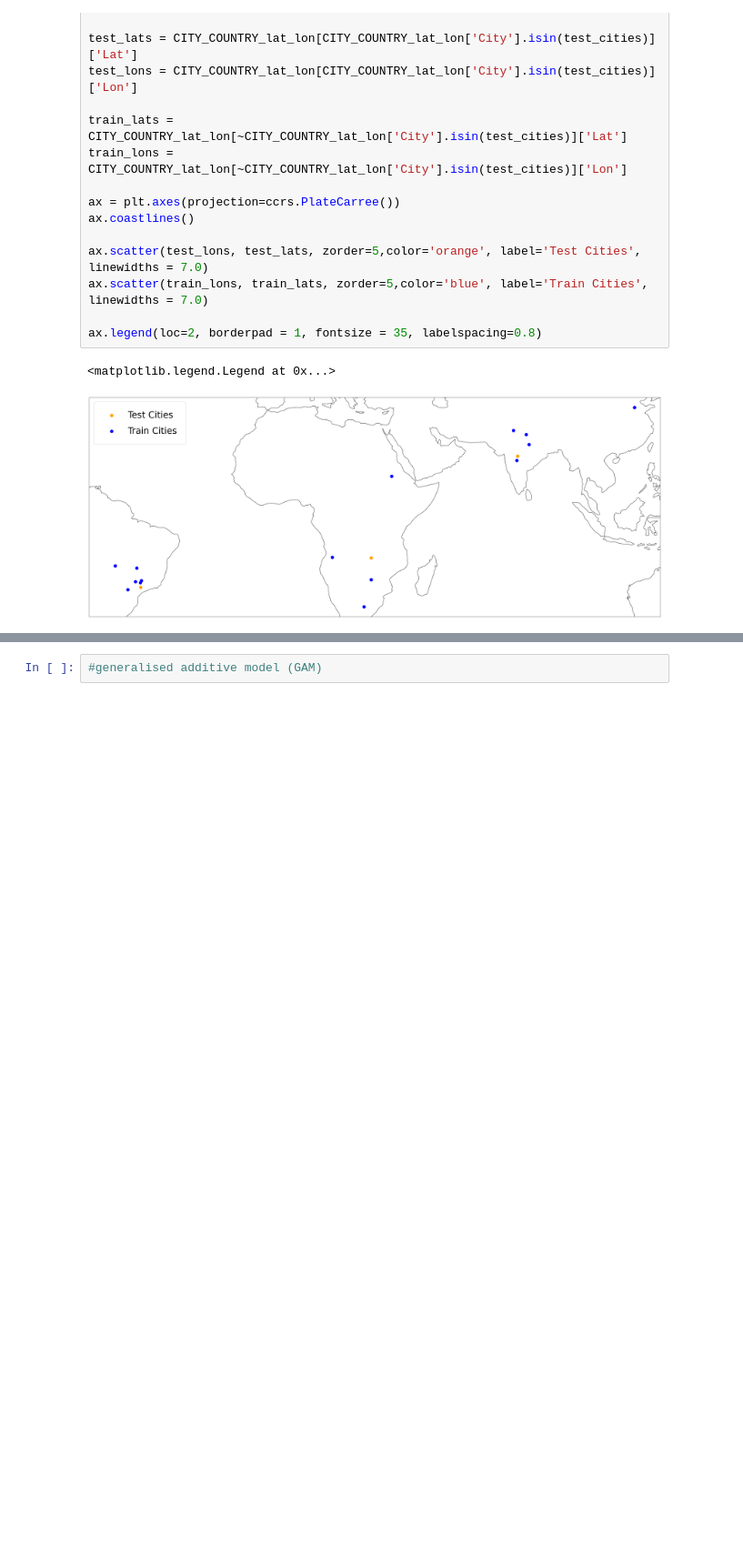
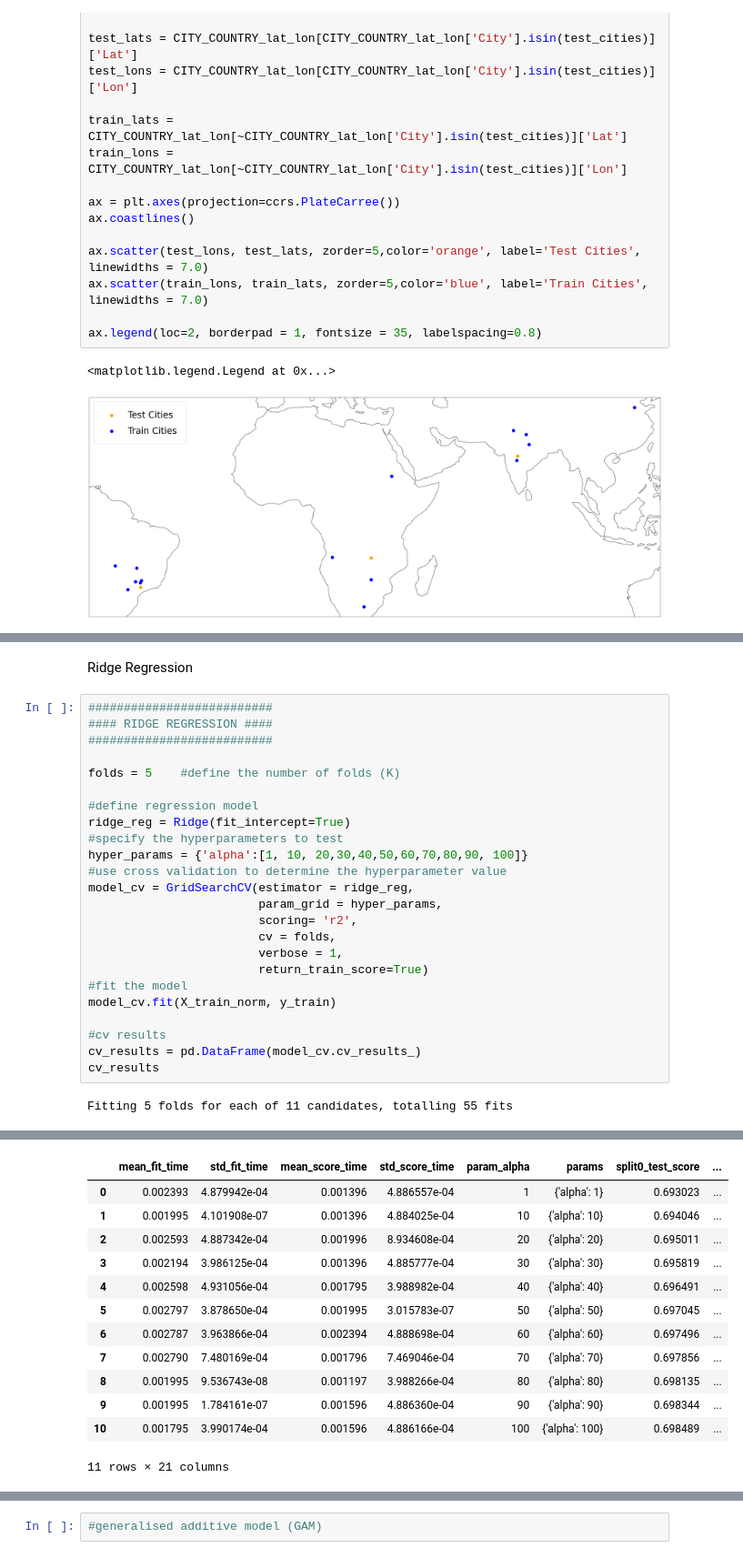
Before and after one commit to SarahBerk-github/MODIS_Gaussian, a Jupyter notebook: Predictive_Modelling.ipynb, the cells around one changed output, grey strips where cells are left out. Shown at 91% size. Cells and saved outputs as stored; diff of their text form; blank space fills up the shorter version.

```diff
--- a/Predictive_Modelling.ipynb
+++ b/Predictive_Modelling.ipynb
@@ -438,0 +626,28 @@ xa.set_major_locator(MaxNLocator(integer=True))
+# %% [markdown]
+Ridge Regression
+# %%
+##########################
+#### RIDGE REGRESSION ####
+##########################
+
+folds = 5    #define the number of folds (K)
+
+#define regression model
+ridge_reg = Ridge(fit_intercept=True)
+#specify the hyperparameters to test
+hyper_params = {'alpha':[1, 10, 20,30,40,50,60,70,80,90, 100]}
+#use cross validation to determine the hyperparameter value
+model_cv = GridSearchCV(estimator = ridge_reg,
+                        param_grid = hyper_params,
+                        scoring= 'r2',
+                        cv = folds,
+                        verbose = 1,
+                        return_train_score=True)
+#fit the model
+model_cv.fit(X_train_norm, y_train)
+
+#cv results
+cv_results = pd.DataFrame(model_cv.cv_results_)
+cv_results
+# %% [output]
+Fitting 5 folds for each of 11 candidates, totalling 55 fits
@@ -438,0 +656,13 @@ xa.set_major_locator(MaxNLocator(integer=True))
+|  | mean_fit_time | std_fit_time | mean_score_time | std_score_time | param_alpha | params | split0_test_score | ... |
+| 0 | 0.002393 | 4.879942e-04 | 0.001396 | 4.886557e-04 | 1 | {'alpha': 1} | 0.693023 | ... |
+| 1 | 0.001995 | 4.101908e-07 | 0.001396 | 4.884025e-04 | 10 | {'alpha': 10} | 0.694046 | ... |
+| 2 | 0.002593 | 4.887342e-04 | 0.001996 | 8.934608e-04 | 20 | {'alpha': 20} | 0.695011 | ... |
+| 3 | 0.002194 | 3.986125e-04 | 0.001396 | 4.885777e-04 | 30 | {'alpha': 30} | 0.695819 | ... |
+| 4 | 0.002598 | 4.931056e-04 | 0.001795 | 3.988982e-04 | 40 | {'alpha': 40} | 0.696491 | ... |
+| 5 | 0.002797 | 3.878650e-04 | 0.001995 | 3.015783e-07 | 50 | {'alpha': 50} | 0.697045 | ... |
+| 6 | 0.002787 | 3.963866e-04 | 0.002394 | 4.888698e-04 | 60 | {'alpha': 60} | 0.697496 | ... |
+| 7 | 0.002790 | 7.480169e-04 | 0.001796 | 7.469046e-04 | 70 | {'alpha': 70} | 0.697856 | ... |
+| 8 | 0.001995 | 9.536743e-08 | 0.001197 | 3.988266e-04 | 80 | {'alpha': 80} | 0.698135 | ... |
+| 9 | 0.001995 | 1.784161e-07 | 0.001596 | 4.886360e-04 | 90 | {'alpha': 90} | 0.698344 | ... |
+| 10 | 0.001795 | 3.990174e-04 | 0.001596 | 4.886166e-04 | 100 | {'alpha': 100} | 0.698489 | ... |
+11 rows × 21 columns
```
Also changed, not shown: parts of 26 cells of this notebook.
